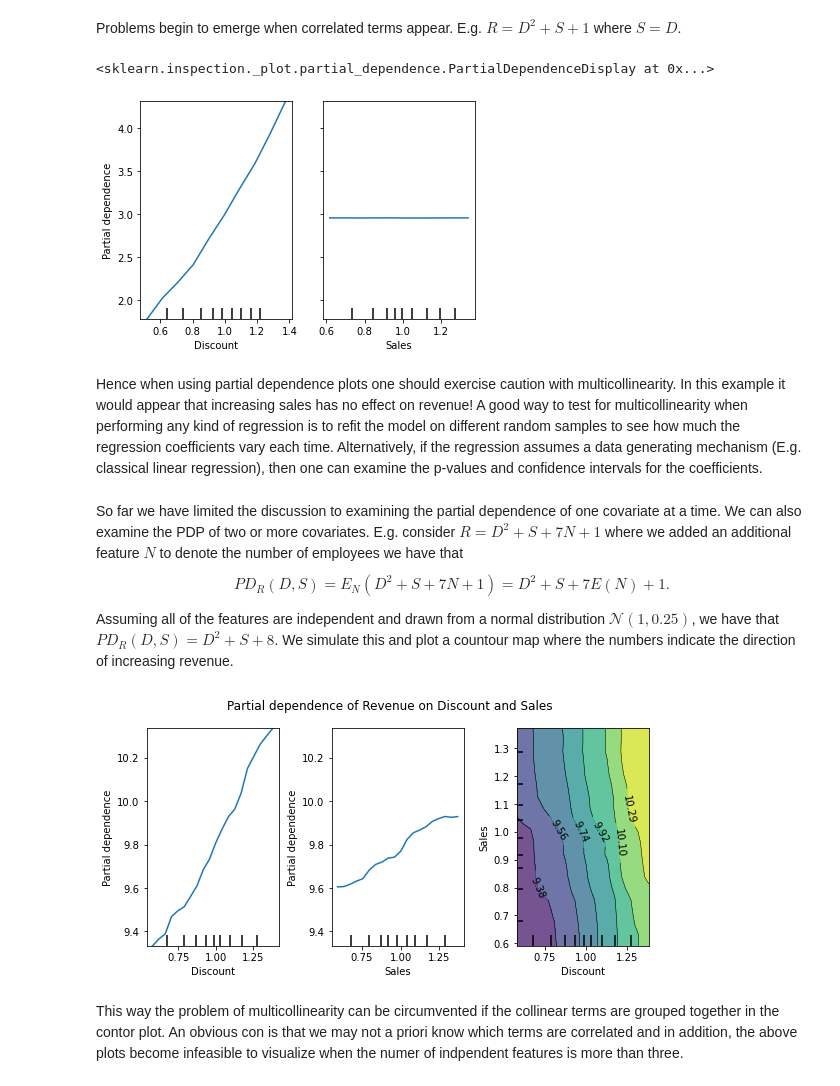
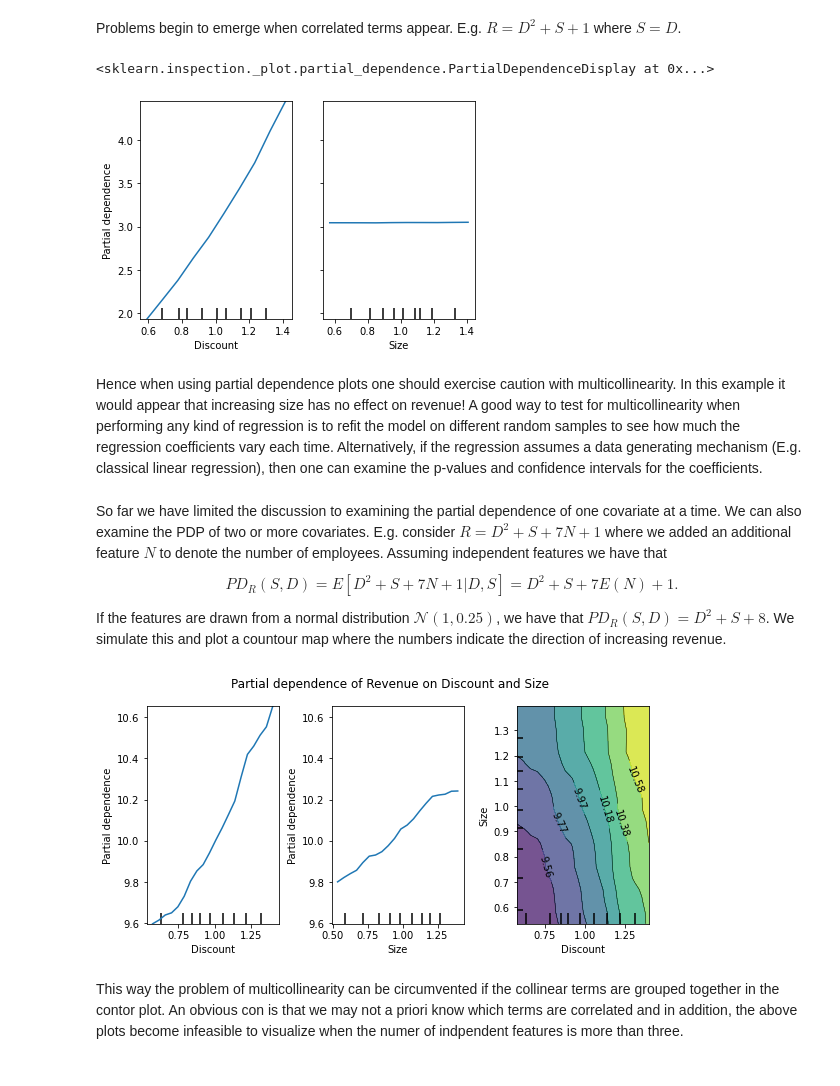
Before and after one commit to abcde799/Feature-Importance, a Jupyter notebook: shap0.ipynb, the cells around one changed output. Saved outputs shown, nothing was run; the diff lists cells and outputs as text; code cells hidden in the pictures.

```diff
--- a/shap0.ipynb
+++ b/shap0.ipynb
@@ -68,52 +68,51 @@ X = np.random.normal(1, 0.25, (200,2))
 
 d = X[:,0]
 
-s = X[:,1]
+s = d
 
-r=d**2+d+1
+r=d**2+s+1
 
 reg = RandomForestRegressor().fit(X, r)
 
-plot_partial_dependence(reg, X, features=[0,1], feature_names=['Discount', 'Sales'], grid_resolution=10)
+plot_partial_dependence(reg, X, features=[0,1], feature_names=['Discount', 'Size'], grid_resolution=10)
 # %% [output]
 <sklearn.inspection._plot.partial_dependence.PartialDependenceDisplay at 0x...>
-[figure, old version]
+[figure, new version]
 # %% [markdown]
-Hence when using partial dependence plots one should exercise caution with multicollinearity. In this example it would appear that increasing sales has no effect on revenue! A good way to test for multicollinearity when performing any kind of regression is to refit the model on different random samples to see how much the regression coefficients vary each time. Alternatively, if the regression assumes a data generating mechanism (E.g. classical linear regression), then one can examine the p-values and confidence intervals for the coefficients.
+Hence when using partial dependence plots one should exercise caution with multicollinearity. In this example it would appear that increasing size has no effect on revenue! A good way to test for multicollinearity when performing any kind of regression is to refit the model on different random samples to see how much the regression coefficients vary each time. Alternatively, if the regression assumes a data generating mechanism (E.g. classical linear regression), then one can examine the p-values and confidence intervals for the coefficients.
 # %% [markdown]
-So far we have limited the discussion to examining the partial dependence of one covariate at a time. We can also examine the PDP of two or more covariates. E.g. consider $R=D^2+S+7N+1$ where we added an additional feature $N$ to denote the number of employees we have that $$PD_R(D,S)=E_N(D^2+S+7N+1)=D^2+S+7E(N)+1.$$
+So far we have limited the discussion to examining the partial dependence of one covariate at a time. We can also examine the PDP of two or more covariates. E.g. consider $R=D^2+S+7N+1$ where we added an additional feature $N$ to denote the number of employees. Assuming independent features we have that $$PD_R(S,D)=E[D^2+S+7N+1\vert D,S]=D^2+S+7E(N)+1.$$
 
-Assuming all of the features are independent and drawn from a normal distribution $\mathcal{N}(1,0.25)$, we have that $PD_R(D,S)=D^2+S+8$. We simulate this and plot a countour map where the numbers indicate the direction of increasing revenue.
+If the features are drawn from a normal distribution $\mathcal{N}(1,0.25)$, we have that $PD_R(S,D)=D^2+S+8$. We simulate this and plot a countour map where the numbers indicate the direction of increasing revenue.
 # %%
 from sklearn.inspection import partial_dependence
 
 
 X = np.random.normal(1, 0.25, (200,3))
 
 d = X[:,0]
 
 s = X[:,1]
 
 n = X[:,2]
 
 
 
 r=d**2+s+7*n+1
 
 reg = RandomForestRegressor().fit(X, r)
 
-#plot_partial_dependence(reg, X, features=[0,1,2], feature_names=['Discount', 'Sales', 'No. Employees'], grid_resolution=10)
 
 features = [0,1, (0,1)]
 
 _, ax = plt.subplots(ncols=3, figsize=(9, 4))
-display = plot_partial_dependence(reg, X, features, feature_names=['Discount', 'Sales', 'No. Employees'], n_jobs=3, grid_resolution=20,ax=ax)
+display = plot_partial_dependence(reg, X, features, feature_names=['Discount', 'Size', 'No. Employees'], n_jobs=3, grid_resolution=20,ax=ax)
 
 display.figure_.suptitle(
-'Partial dependence of Revenue on Discount and Sales')
+'Partial dependence of Revenue on Discount and Size')
 display.figure_.subplots_adjust(wspace=0.4, hspace=0.3)
 # %% [output]
-[figure, old version]
+[figure, new version]
 # %% [markdown]
 This way the problem of multicollinearity can be circumvented if the collinear terms are grouped together in the contor plot. An obvious con is that we may not a priori know which terms are correlated and in addition, the above plots become infeasible to visualize when the numer of indpendent features is more than three.
 # %% [markdown]
```
Also changed, not shown: parts of 46 cells of this notebook.
